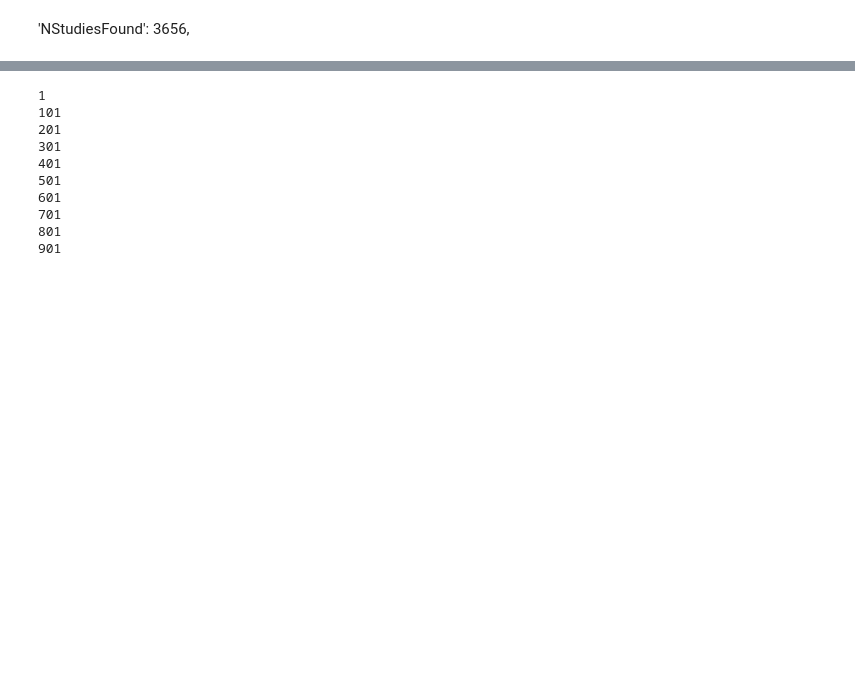
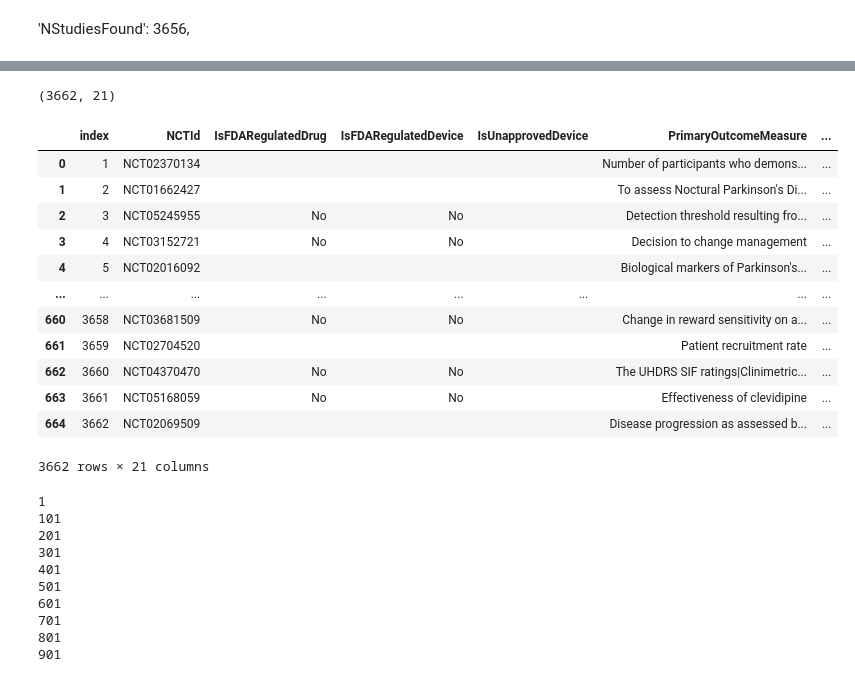
Before and after one commit to ricyoung/API_CT, a Jupyter notebook: api_ct_v3_manual_code.ipynb, the cells around one changed output, grey strips where cells are left out. Cells and saved outputs as stored; diff of their text form; code cells hidden in the pictures; blank space fills up the shorter version.

```diff
--- a/api_ct_v3_manual_code.ipynb
+++ b/api_ct_v3_manual_code.ipynb
@@ -183,4 +183,4 @@ type(infodf)
 # %%
 number = print(infodf['FullStudiesResponse']['NStudiesFound'])
 # %%
-ct.get_study_count(search_expr="Parkinson")
+count = ct.get_study_count(search_expr="Parkinson")
@@ -232,3 +253,54 @@ Index: []
+# %%
+# count = 3000
+start = 0
+end = count
+iter = 999 #number of studies to get at a time ( limited to 1000 )
+
+from random import seed
+from random import random
+
+
+
+temp = pd.DataFrame()
+temp2 = pd.DataFrame()
+new_df2 = pd.DataFrame()
+
+
+for i in range(1, count, iter):
+    # print(temp)
+    temp = ct.get_study_fields(
+        search_expr="Parkinson",
+        fields=["NCTId","IsFDARegulatedDrug","IsFDARegulatedDevice", "IsUnapprovedDevice", "PrimaryOutcomeMeasure", "PrimaryOutcomeDescription","PrimaryOutcomeTimeFrame", "SecondaryOutcomeMeasure","SecondaryOutcomeDescription", "SecondaryOutcomeTimeFrame","OtherOutcomeMeasure"
+,"OtherOutcomeDescription","OtherOutcomeTimeFrame","EligibilityCriteria","StudyPopulation","HealthyVolunteers", "ReferencePMID", "LocationCity", "LocationState" , "LocationFacility"],
+        max_studies=iter,
+        min_rnk=i,
+        fmt="csv",)
+    # print(temp2[0])
+    temp2 =  pd.DataFrame.from_records(temp[1:])
+    new_df2 = pd.concat([new_df2, temp2])
+# %%
+new_df2.columns = ["index", "NCTId","IsFDARegulatedDrug","IsFDARegulatedDevice", "IsUnapprovedDevice", "PrimaryOutcomeMeasure", "PrimaryOutcomeDescription","PrimaryOutcomeTimeFrame", "SecondaryOutcomeMeasure","SecondaryOutcomeDescription", "SecondaryOutcomeTimeFrame","OtherOutcomeMeasure"
+,"OtherOutcomeDescription","OtherOutcomeTimeFrame","EligibilityCriteria","StudyPopulation","HealthyVolunteers", "ReferencePMID", "LocationCity", "LocationState" , "LocationFacility"]
+# %%
+new_df2.shape
+# %% [output]
+(3662, 21)
+# %%
+new_df2
+# %% [output]
+|  | index | NCTId | IsFDARegulatedDrug | IsFDARegulatedDevice | IsUnapprovedDevice | PrimaryOutcomeMeasure | ... |
+| 0 | 1 | NCT02370134 |  |  |  | Number of participants who demons... | ... |
+| 1 | 2 | NCT01662427 |  |  |  | To assess Noctural Parkinson's Di... | ... |
+| 2 | 3 | NCT05245955 | No | No |  | Detection threshold resulting fro... | ... |
+| 3 | 4 | NCT03152721 | No | No |  | Decision to change management | ... |
+| 4 | 5 | NCT02016092 |  |  |  | Biological markers of Parkinson's... | ... |
+| ... | ... | ... | ... | ... | ... | ... | ... |
+| 660 | 3658 | NCT03681509 | No | No |  | Change in reward sensitivity on a... | ... |
+| 661 | 3659 | NCT02704520 |  |  |  | Patient recruitment rate | ... |
+| 662 | 3660 | NCT04370470 | No | No |  | The UHDRS SIF ratings|Clinimetric... | ... |
+| 663 | 3661 | NCT05168059 | No | No |  | Effectiveness of clevidipine | ... |
+| 664 | 3662 | NCT02069509 |  |  |  | Disease progression as assessed b... | ... |
+3662 rows × 21 columns
 # %%
 
 
```
Also changed, not shown: parts of 16 cells of this notebook.
